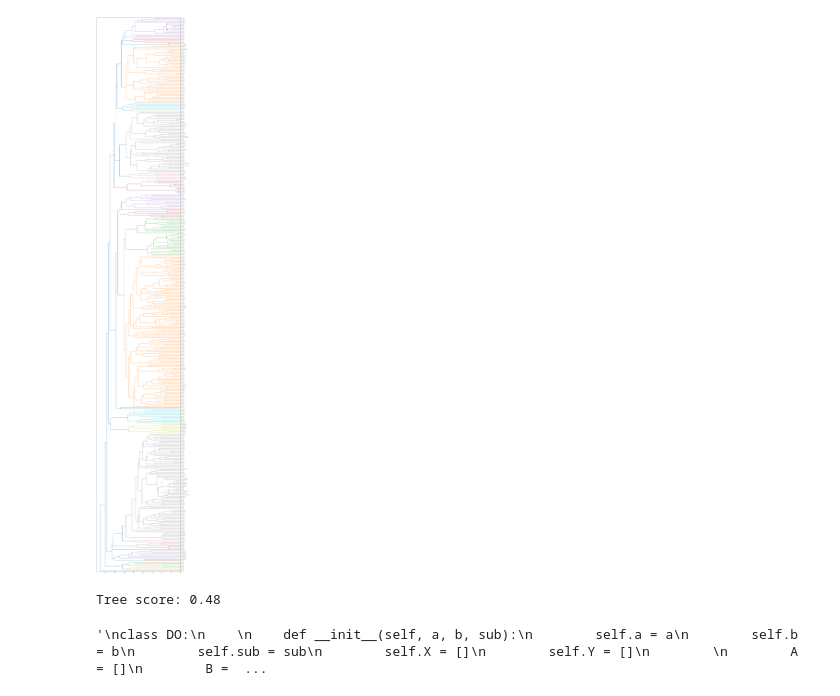
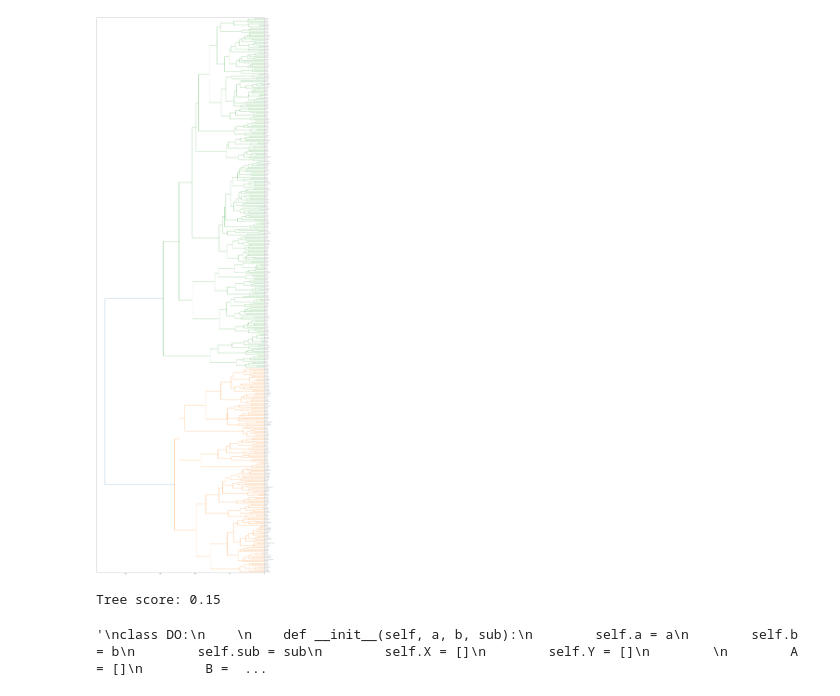
Before and after one commit to KaiSchenck/LING281Project, a Jupyter notebook: LING281-Bantu-Phylogeny.ipynb, the cells around one changed output. Saved outputs shown, nothing was run; the diff lists cells and outputs as text; code cells hidden in the pictures.

```diff
--- a/LING281-Bantu-Phylogeny.ipynb
+++ b/LING281-Bantu-Phylogeny.ipynb
@@ -17,6 +17,3 @@ clade_file = open('Clades.txt', 'r').readlines()
 clades = {i.split(',')[0] : [j.strip() for j in i.split(',')[1:]] for i in clade_file}
 
 indel = "indel"
-
-for l in clades.values():
-    print(l)
@@ -50,3 +29,5 @@ for phoneme1 in all_phonemes:
                 #basically gets the Manhattan distance between two feature vectors
                 feature_matrix.loc[phoneme1, phoneme2] += 1
 feature_matrix
+# the dataframe looks nicer, but using a dictionary is several times faster in the actual function
+feature_matrix = feature_matrix.to_dict()
@@ -227,17 +198,17 @@ woman
 dew
 iron
 # %%
+import itertools
 import numpy as np
 import matplotlib.pyplot as plt
 import plotly.figure_factory as ff
 from scipy.cluster.hierarchy import linkage, dendrogram, to_tree
 
-clust = linkage(np.nan_to_num(test2), method='average')
+clust = linkage(np.nan_to_num(test), method='ward')
+correct_index = phonetic
 
-ratio = 0.8
-
-ax = plt.subplots(figsize=(15, 100))
-ax = dendrogram(clust, orientation='left', labels=[i for i in cognate.index])
+ax = plt.subplots(figsize=(30, 100))
+ax = dendrogram(clust, orientation='left', labels=[i for i in correct_index.index])
 plt.show()
 
 tree = to_tree(clust)
@@ -252,62 +223,52 @@ def print_tree(node):
         print(node.id)
     if(node.right):
         print_tree(node.right)
     if(node.left):
         print_tree(node.left)
 
-def all_terminals(node):
-    terminals = []
-    all_terminals_recurs(node, terminals)
-    return terminals
-
-def all_terminals_recurs(node, terminals):
-    if not node:
-        return None
-
-    all_terminals_recurs(node.right, terminals)
-    if(node.id < len(cognate.index)):
-        terminals.append(cognate.index[node.id])
-    all_terminals_recurs(node.left, terminals)
-    return None
-
 def search_for_clade(tree, name, clade):
     _max = []
     search_clade_recurs(tree, name, clade, _max)
     node = max(_max, key=lambda x:x[1])[0] # gets the node with the max depth
-    return all_terminals(node)
+    return node.pre_order(lambda x: correct_index.index[x.id])
 
 def search_clade_recurs(node, name, clade, _list, depth=0):
     if not node:
         return None
 
-    if(sum(i in all_terminals(node) for i in clade) >= len(clade) * ((len(clade) - 1) / len(clade))):
+    if(sum(i in node.pre_order(lambda x: correct_index.index[x.id]) for i in clade) >= len(clade) * ((len(clade) - 1) / len(clade))):
         _list.append((node, depth))
-        if set(all_terminals(node)) != set(clades[name]):
+        if set(node.pre_order(lambda x: correct_index.index[x.id])) != set(clades[name]):
+            search_clade_recurs(node.left, name, clade, _list, depth + 1)
             search_clade_recurs(node.right, name, clade, _list, depth + 1)
-            search_clade_recurs(node.left, name, clade, _list, depth + 1)
 
     return None
 
-def score_tree(tree, print_clades=False):
+def score_tree(tree, weigh=True, print_clades=False):
     score = 0
     total = 0
+    claded_langs = [i for l in clades.values() for i in l] # only includes languages that are placed within a clade
     for clade in clades:
-        total += len(clades[clade])
         test = search_for_clade(tree, clade, clades[clade])
-        missing_langs = [l for l in clades[clade] if l not in test]
-        spurious_langs = [l for l in test if l not in clades[clade]]
-        #print(missing_langs, spurious_langs)
-        clade_score = max(0, 1 - (min(1, (len(spurious_langs) / len(clades[clade]))) + len(missing_langs) / len(clades[clade])))
-        score += clade_score * len(clades[clade])
+        missing_langs = len([l for l in clades[clade] if l not in test])
+        spurious_langs = len([l for l in test if l not in clades[clade] and l in claded_langs])
+        clade_score = max(0, 1 - (min(1, spurious_langs / len(clades[clade])) + missing_langs / len(clades[clade])))
+        if(weigh):
+            score += clade_score * len(clades[clade])
+        else:
+            score += clade_score
         if(print_clades):
             print(clade + ": " + str(round(clade_score, 2)))
 
-    print("Tree score: " + str(round(score / total, 2)))
+    if(weigh):
+        print("Tree score: " + str(round(score / len(claded_langs), 2)))
+    else:
+        print("Tree score: " + str(round(score / len(clades.values()), 2)))
 
 score_tree(tree)
 # %% [output]
-[figure, old version]
+[figure, new version]
-Tree score: 0.48
+Tree score: 0.15
 # %%
 '''
 class DO:
```
Also changed, not shown: parts of 4 cells of this notebook, 2 other files.
